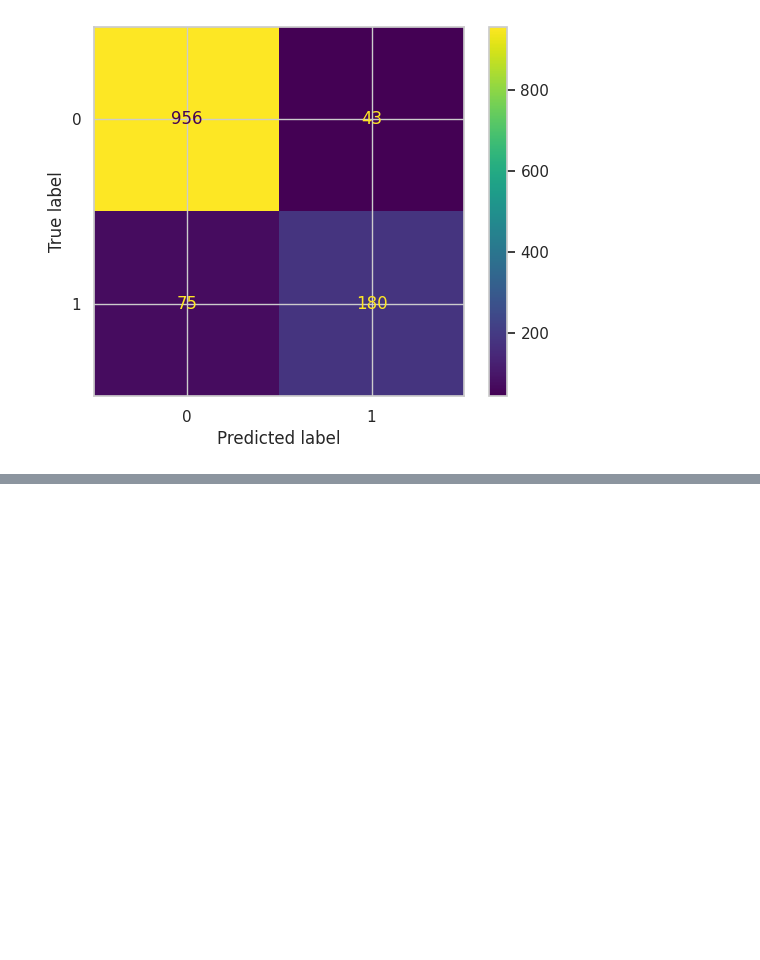
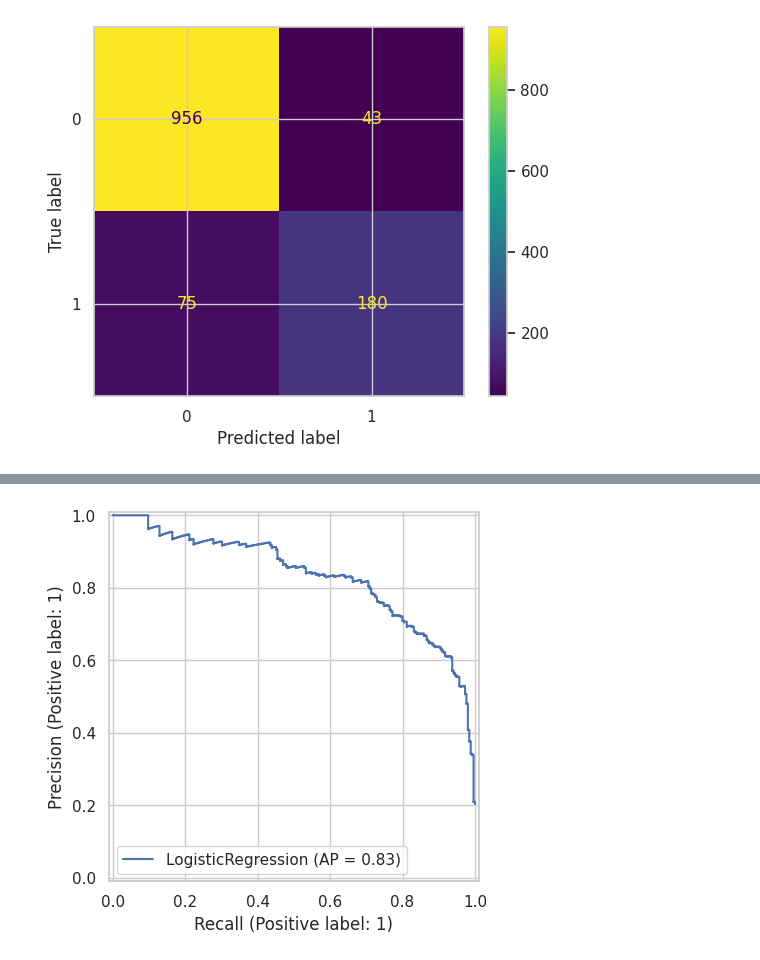
Before and after one commit to sadullahozcan/sarcopenia_eda_analysis, a Jupyter notebook: EDA_07_log_reg.ipynb, the cells around one changed output, grey strips where cells are left out. Drawn from its saved outputs; the diff is of its cells as text; code cells hidden in the pictures; blank space fills up the shorter version.

```diff
--- a/EDA_07_log_reg.ipynb
+++ b/EDA_07_log_reg.ipynb
@@ -578,0 +645,8 @@ Confusion Matrix
+# %%
+from sklearn.metrics import PrecisionRecallDisplay
+import matplotlib.pyplot as plt
+
+PrecisionRecallDisplay.from_estimator(log_model, X_test, y_test)
+plt.show()
+# %% [output]
+[figure, added]
```
Also changed, not shown: parts of 23 cells of this notebook.
